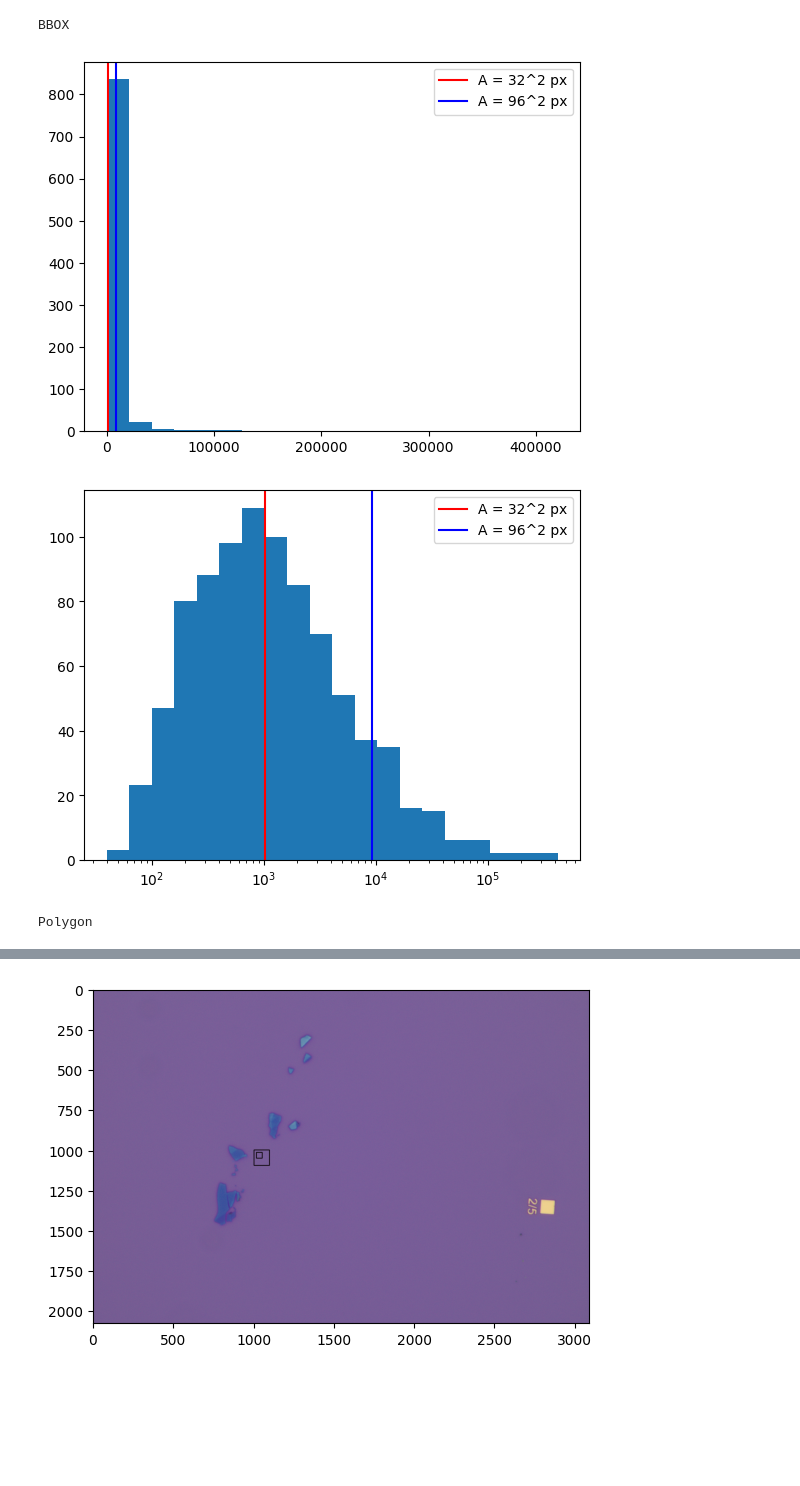
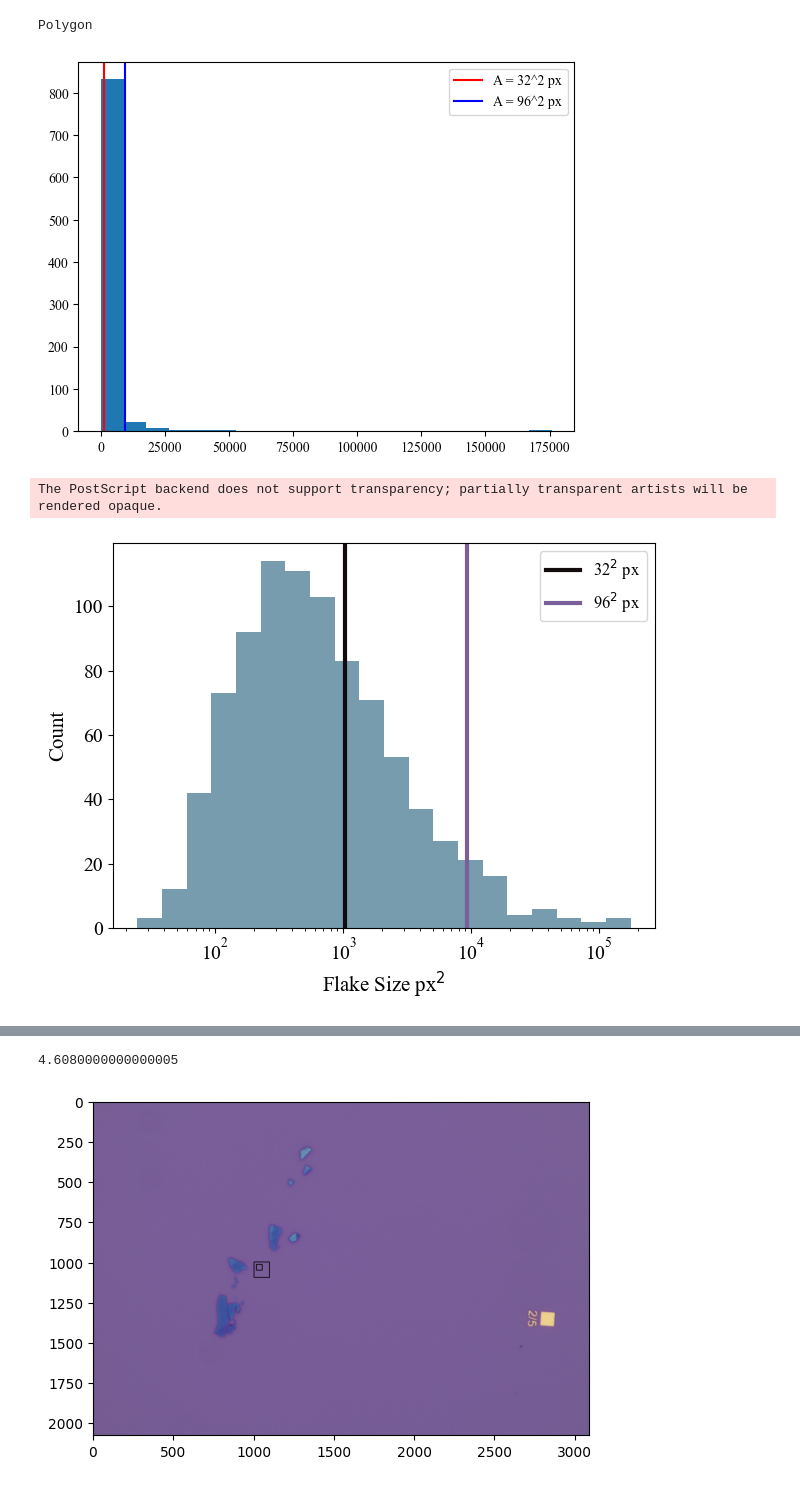
Before and after one commit to Linuxable/tdmms_DL, a Jupyter notebook: bep/area_analysis.ipynb, the cells around one changed output, grey strips where cells are left out. Cells and saved outputs as stored; diff of their text form; code cells hidden in the pictures; blank space fills up the shorter version.

Commit message:
added coco evaluation plots

```diff
--- a/bep/area_analysis.ipynb
+++ b/bep/area_analysis.ipynb
@@ -12,7 +12,12 @@ import pandas as pd
 ROOT_DIR = os.path.abspath(os.path.join('../../'))
 sys.path.append(ROOT_DIR)
 
+BEP_DIR = os.path.abspath("../../../")
+FIGS_DIR = os.path.join(BEP_DIR, 'paper_images')
+
 res = 0.048000000000000001 # um / pixel
+
+plt.rcParams['font.family'] = 'Times New Roman'
 # %%
 def generate_bbox(polygon: list):
     """Function to generate the bbox from a polygon object."""
@@ -64,52 +69,55 @@ def calc_areas(data: str = 'data_simp_afm', bs: bool = True):
                 x_coords = [point["x"] for point in obj['polygon']]
                 y_coords = [point["y"] for point in obj['polygon']]
 
                 areas_bbox.append(bbox[2]*bbox[3])
                 areas_polygon.append(calc_area_polygon(obj['polygon']))
 
     return areas_bbox, areas_polygon
 
 def plot_hist(data: list, bins: int):
-    # bins = np.linspace(math.ceil(min(data)), math.floor(max(data)), 10000)
-    # plt.xlim([min(areas)-5, max(areas)+5])
-    # plt.hist(areas, bins=bins, alpha=0.5)
-    # plt.xlabel('Area px^2')
-    # plt.ylabel('Count')
-    # plt.xscale('log')
-    # # plt.yscale('log')
-    # plt.axvline(32**2, c = 'red', label='A = 32^2 px')
-    # plt.axvline(96**2, c = 'blue', label='A = 96^2 px')
-    # plt.legend()
-    # plt.show()
 
     plt.figure()
     _, bins, _ = plt.hist(data, bins=bins)
     plt.axvline(32**2, c = 'red', label='A = 32^2 px')
     plt.axvline(96**2, c = 'blue', label='A = 96^2 px')
     plt.legend()
     plt.show()
 
     logbins = np.logspace(np.log10(bins[0]),np.log10(bins[-1]),len(bins))
-    plt.figure()
-    plt.hist(data, bins=logbins)
+    plt.figure(figsize=(7, 5))
+    plt.hist(data, bins=logbins, color='#769cae')
+
+    axis_label_fontsize = 15
+    tick_label_fontsize = 14
+    legend_fontsize = 12
+
+
+    plt.xlabel(r'Flake Size px$^2$', fontsize=axis_label_fontsize)
+    plt.ylabel('Count', fontsize=axis_label_fontsize)
+    plt.xticks(fontsize=tick_label_fontsize)
+    plt.yticks(fontsize=tick_label_fontsize)
+
     plt.xscale('log')
-    plt.axvline(32**2, c = 'red', label='A = 32^2 px')
-    plt.axvline(96**2, c = 'blue', label='A = 96^2 px')
-    plt.legend()
+
+    plt.axvline(32**2, c = '#120c0d', label=r'32$^2$ px', lw=3)
+    plt.axvline(96**2, c = '#7a5f9b', label=r'96$^2$ px', lw = 3)
+
+    plt.legend(fontsize=legend_fontsize)
+    plt.savefig(os.path.join(FIGS_DIR, 'Flake_area_dist.eps'), bbox_inches='tight')
     plt.show()
 
     return None
 
 areas_bbox, areas_polygon = calc_areas('data_simp_afm', True)
 
 bins = 20
 
-print('BBOX')
-plot_hist(areas_bbox, bins)
+# print('BBOX')
+# plot_hist(areas_bbox, bins)
 print('Polygon')
 plot_hist(areas_polygon, bins)
 # %% [output]
-BBOX
+Polygon
-[figure, old version]
+[figure, new version]
+The PostScript backend does not support transparency; partially transparent artists will be rendered opaque.
-[figure, old version]
+[figure, new version]
-Polygon
@@ -118,3 +124,7 @@ Polygon
+# %%
+res * 96
+# %% [output]
+4.6080000000000005
 # %%
 image = os.path.join(ROOT_DIR, 'data_simp_afm', 'images', 'train', '02_michiel_sio2_NbSe2_f2-D1-25-100x.png')
 image = cv2.imread(image)
```
Also changed, not shown: parts of 1 cell of this notebook, 1 other file.
